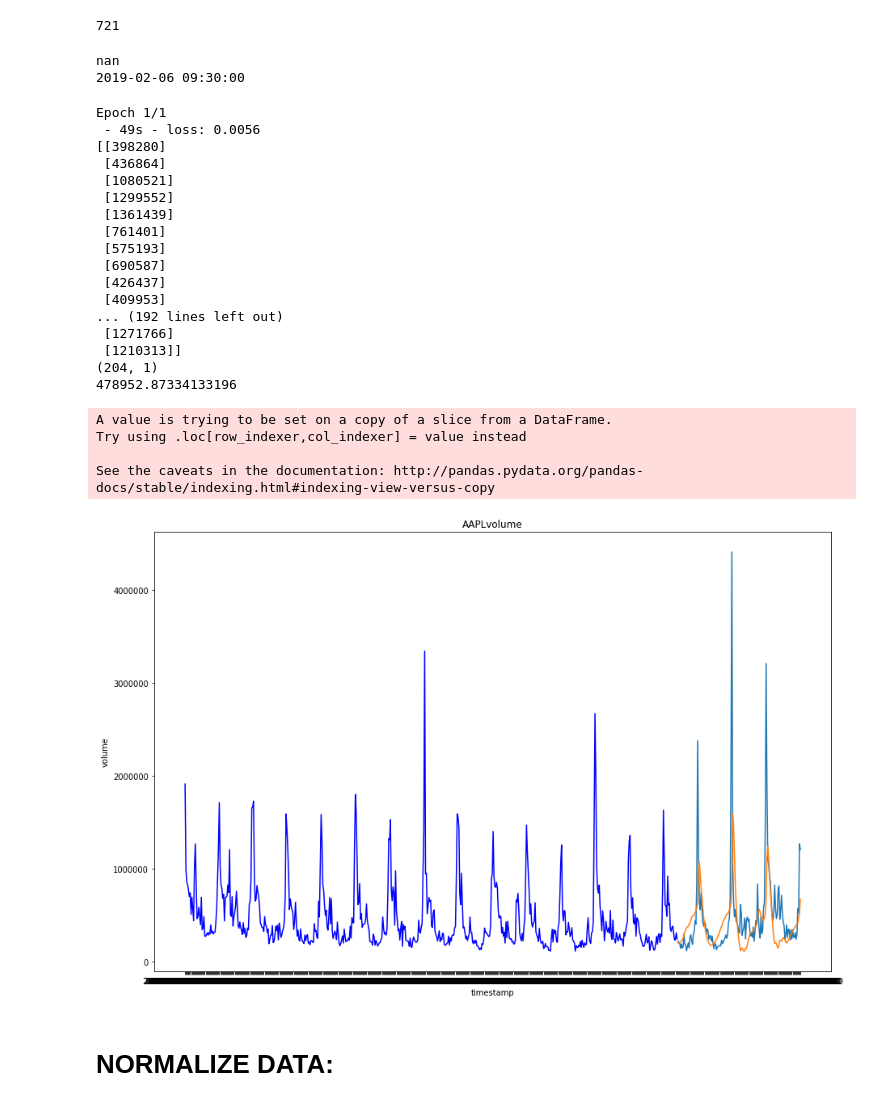
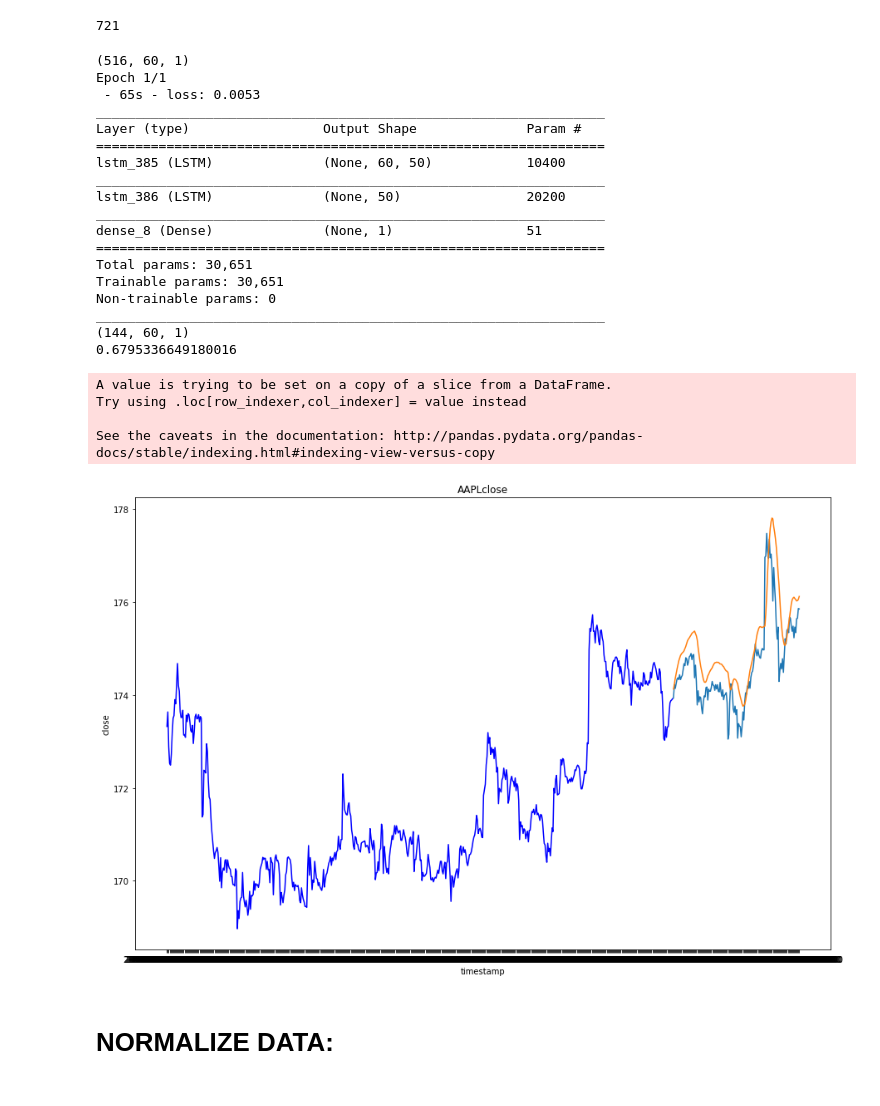
Before and after one commit to Galante97/Uptick, a Jupyter notebook: AI/OrganizedPredictions.ipynb, the cells around one changed output. Cells and saved outputs as stored; diff of their text form; code cells hidden in the pictures.

```diff
--- a/AI/OrganizedPredictions.ipynb
+++ b/AI/OrganizedPredictions.ipynb
@@ -163,8 +163,8 @@ def LSTM_prediction(data_point):
     data = df_AAPL.sort_index(ascending=True, axis=0)
     new_data = pd.DataFrame(index=range(0,len(df_AAPL)),columns=['timestamp', data_point])
 
-    print(new_data['timestamp'][0])
-    print(data['timestamp'][0])
+  #  print(new_data['timestamp'][0])
+  #  print(data['timestamp'][0])
 
     for i in range(0,len(data)):
         new_data['timestamp'][i] = data['timestamp'][i]
@@ -192,8 +192,8 @@ def LSTM_prediction(data_point):
     x_train, y_train = np.array(x_train), np.array(y_train)
 
     x_train = np.reshape(x_train, (x_train.shape[0],x_train.shape[1],1))
+    print(x_train.shape)
 
-    #print(x_train)
     # create and fit the LSTM network
     model = Sequential()
     model.add(LSTM(units=50, return_sequences=True, input_shape=(x_train.shape[1],1)))
@@ -202,13 +202,13 @@ def LSTM_prediction(data_point):
 
     model.compile(loss='mean_squared_error', optimizer='adam')
     model.fit(x_train, y_train, epochs=1, batch_size=1, verbose=2)
-
+    model.summary()
 
     #predicting values, using past 60 from the train data
     inputs = new_data[len(new_data) - len(valid) - 60:].values
 
-    print(inputs)
-    print(inputs.shape)
+ #   print(inputs)
+ #   print(inputs.shape)
 
     inputs = inputs.reshape(-1,1)
     inputs  = scaler.transform(inputs)
@@ -219,6 +219,11 @@ def LSTM_prediction(data_point):
     X_test = np.array(X_test)
 
     X_test = np.reshape(X_test, (X_test.shape[0],X_test.shape[1],1))
+
+
+
+    print(X_test.shape)
+
     predictions = model.predict(X_test) #PREDICTIONS
     predictions = scaler.inverse_transform(predictions) #DE NORMALIZARION
 
@@ -241,32 +246,31 @@ def LSTM_prediction(data_point):
     plt.ylabel(data_point)
     plt.title('AAPL' + data_point)
 # %%
-LSTM_prediction('volume') #Put any data point in here, ex: volume, close, open, high, low
+LSTM_prediction('close') #Put any data point in here, ex: volume, close, open, high, low
 # %% [output]
-nan
-2019-02-06 09:30:00
+(516, 60, 1)
+Epoch 1/1
+ - 65s - loss: 0.0053
+_________________________________________________________________
+Layer (type)                 Output Shape              Param #
+=================================================================
+lstm_385 (LSTM)              (None, 60, 50)            10400
+_________________________________________________________________
+lstm_386 (LSTM)              (None, 50)                20200
+_________________________________________________________________
+dense_8 (Dense)              (None, 1)                 51
+=================================================================
+Total params: 30,651
+Trainable params: 30,651
+Non-trainable params: 0
+_________________________________________________________________
+(144, 60, 1)
+0.6795336649180016
-Epoch 1/1
- - 49s - loss: 0.0056
-[[398280]
- [436864]
- [1080521]
- [1299552]
- [1361439]
- [761401]
- [575193]
- [690587]
- [426437]
- [409953]
-... (192 lines left out)
- [1271766]
- [1210313]]
-(204, 1)
-478952.87334133196
+A value is trying to be set on a copy of a slice from a DataFrame.
+Try using .loc[row_indexer,col_indexer] = value instead
+
+See the caveats in the documentation: http://pandas.pydata.org/pandas-docs/stable/indexing.html#indexing-view-versus-copy
-A value is trying to be set on a copy of a slice from a DataFrame.
-Try using .loc[row_indexer,col_indexer] = value instead
-
-See the caveats in the documentation: http://pandas.pydata.org/pandas-docs/stable/indexing.html#indexing-view-versus-copy
-[figure, old version]
+[figure, new version]
 # %% [markdown]
 # NORMALIZE DATA:
 # %%
```
Also changed, not shown: parts of 10 cells of this notebook, 9 other files.
